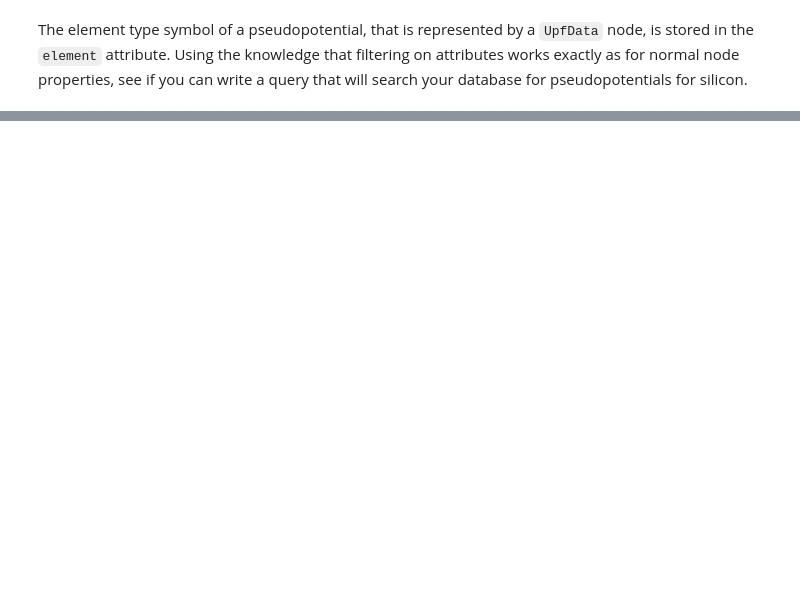
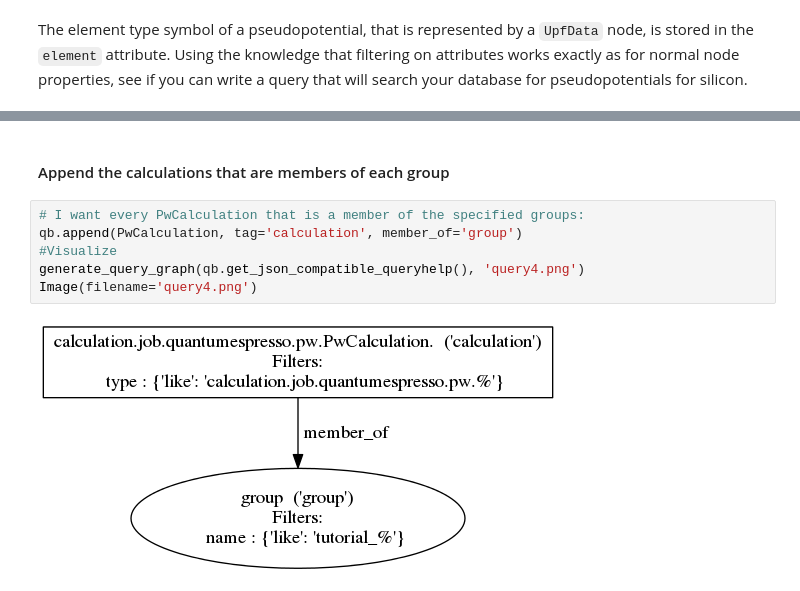
Before and after one commit to aiidateam/aiida_demos, a Jupyter notebook: tutorial/full/querybuilder.ipynb, the cells around one changed output, grey strips where cells are left out. Cells and saved outputs as stored; diff of their text form; blank space fills up the shorter version.

```diff
--- a/tutorial/full/querybuilder.ipynb
+++ b/tutorial/full/querybuilder.ipynb
@@ -303,0 +503,10 @@ qb.all()
+# %% [markdown]
+#### Append the calculations that are members of each group
+# %%
+# I want every PwCalculation that is a member of the specified groups:
+qb.append(PwCalculation, tag='calculation', member_of='group')
+#Visualize
+generate_query_graph(qb.get_json_compatible_queryhelp(), 'query4.png')
+Image(filename='query4.png')
+# %% [output]
+[figure, added]
```
Also changed, not shown: parts of 35 cells of this notebook.
